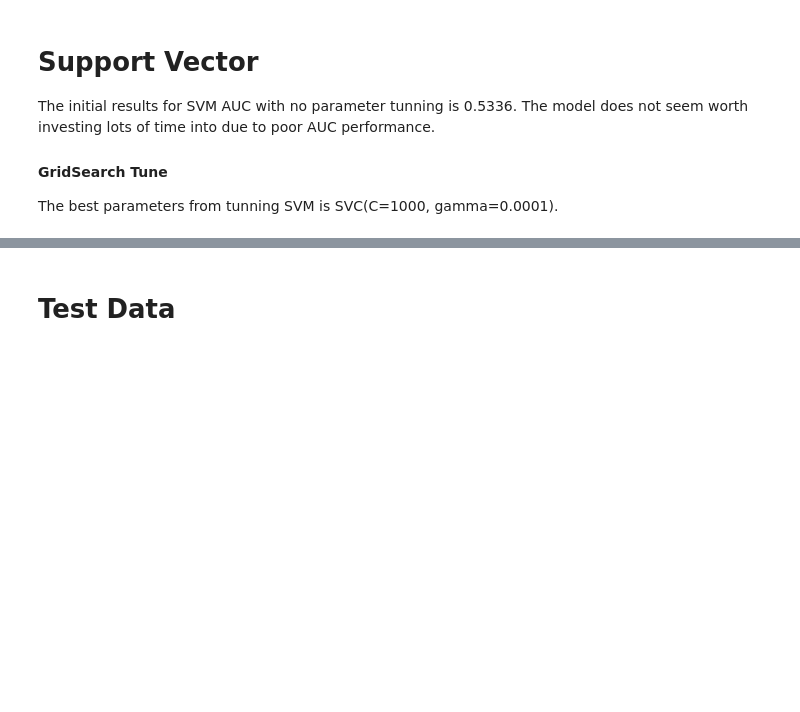
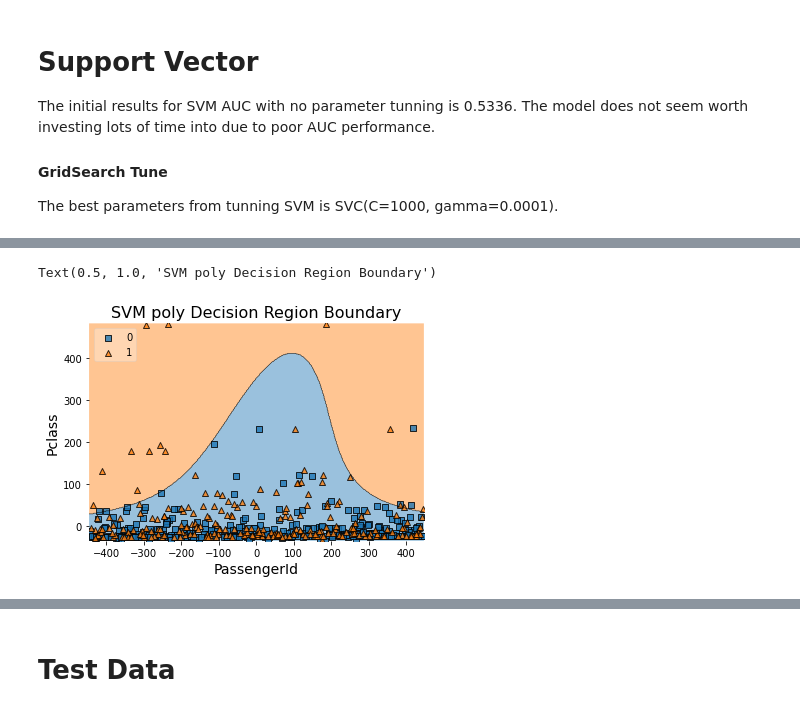
Before and after one commit to ScottySchmidt/MachineLearning, a Jupyter notebook: svmKnnGrid.ipynb, the cells around one changed output, grey strips where cells are left out. Drawn from its saved outputs; the diff is of its cells as text; code cells hidden in the pictures; blank space fills up the shorter version.

```diff
--- a/svmKnnGrid.ipynb
+++ b/svmKnnGrid.ipynb
@@ -335,0 +406,14 @@ Text(0.5, 1.0, 'SVM Decision Region Boundary')
+# %%
+clf = SVC(C=1000, gamma=0.0001, kernel = 'poly')
+pca = PCA(n_components = 2)
+X_train2 = pca.fit_transform(np.array(X_train))
+y_train2=np.array(y_train)
+clf.fit(X_train2, y_train2)
+plot_decision_regions(X_train2, y_train2, clf=clf, legend=2)
+
+plt.xlabel(X.columns[0], size=14)
+plt.ylabel(X.columns[1], size=14)
+plt.title('SVM poly Decision Region Boundary', size=16)
+# %% [output]
+Text(0.5, 1.0, 'SVM poly Decision Region Boundary')
+[figure, added]
```
Also changed, not shown: parts of 10 cells of this notebook.
